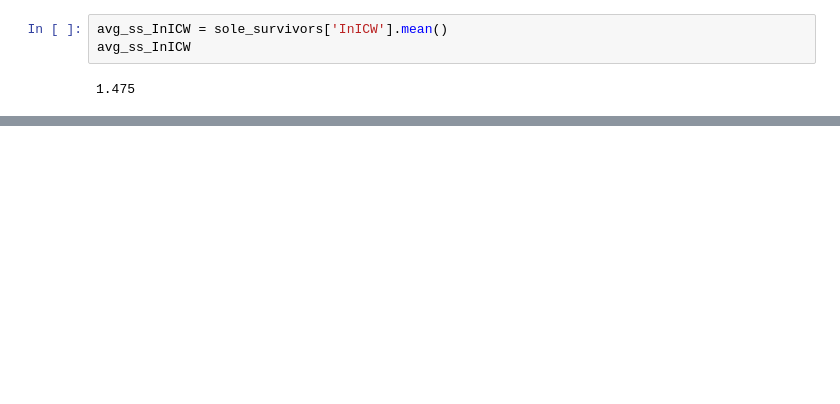
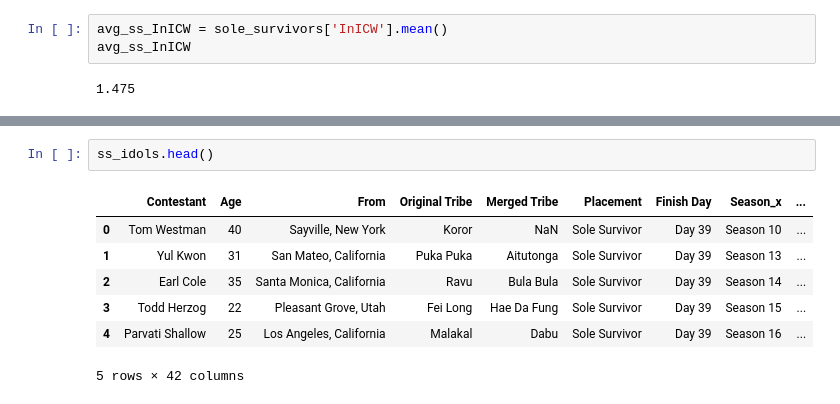
Before and after one commit to Erica-Exotica/DA8-capstone, a Jupyter notebook: notebook/CapstoneV2.ipynb, the cells around one changed output, grey strips where cells are left out. Saved outputs shown, nothing was run; the diff lists cells and outputs as text; blank space fills up the shorter version.

```diff
--- a/notebook/CapstoneV2.ipynb
+++ b/notebook/CapstoneV2.ipynb
@@ -3496,0 +3532,10 @@ avg_ss_InICW
+# %%
+ss_idols.head()
+# %% [output]
+|  | Contestant | Age | From | Original Tribe | Merged Tribe | Placement | Finish Day | Season_x | ... |
+| 0 | Tom Westman | 40 | Sayville, New York | Koror | NaN | Sole Survivor | Day 39 | Season 10 | ... |
+| 1 | Yul Kwon | 31 | San Mateo, California | Puka Puka | Aitutonga | Sole Survivor | Day 39 | Season 13 | ... |
+| 2 | Earl Cole | 35 | Santa Monica, California | Ravu | Bula Bula | Sole Survivor | Day 39 | Season 14 | ... |
+| 3 | Todd Herzog | 22 | Pleasant Grove, Utah | Fei Long | Hae Da Fung | Sole Survivor | Day 39 | Season 15 | ... |
+| 4 | Parvati Shallow | 25 | Los Angeles, California | Malakal | Dabu | Sole Survivor | Day 39 | Season 16 | ... |
+5 rows × 42 columns
```
Also changed, not shown: parts of 28 cells of this notebook.
